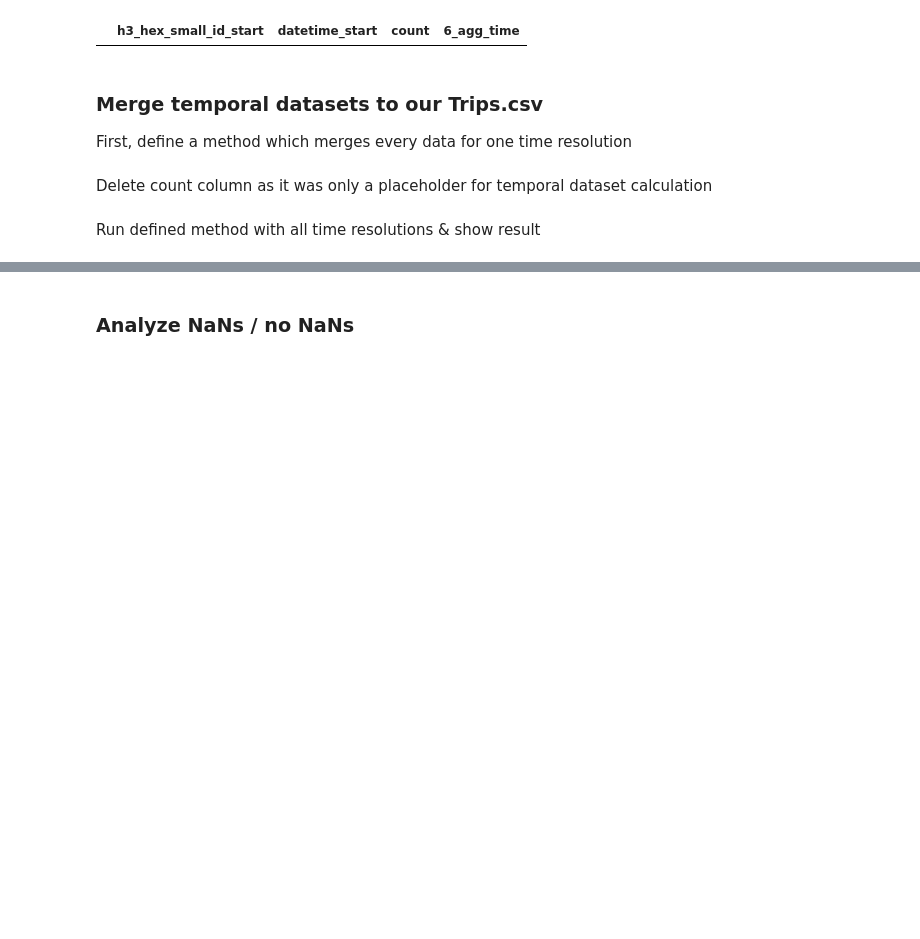
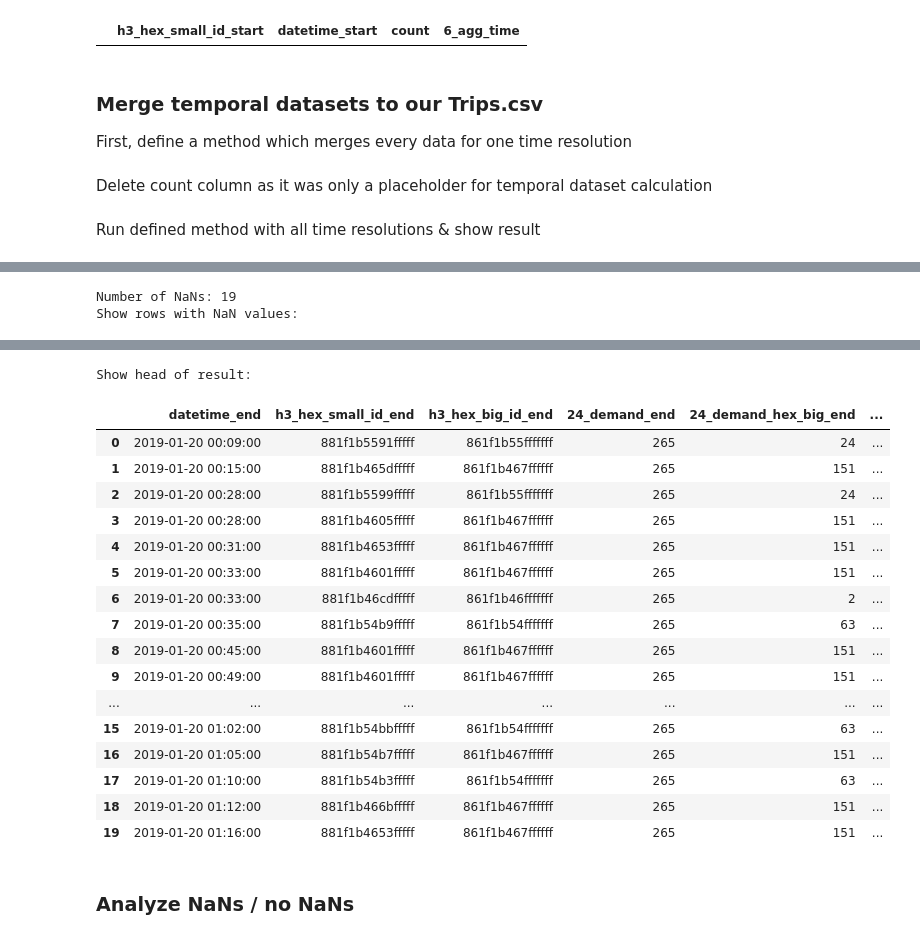
Before and after one commit to mulko93/AAA_Jupyter_Explorers, a Jupyter notebook: notebooks/03_time_periods.ipynb, the cells around one changed output, grey strips where cells are left out. Cells and saved outputs as stored; diff of their text form; code cells hidden in the pictures; blank space fills up the shorter version.

```diff
--- a/notebooks/03_time_periods.ipynb
+++ b/notebooks/03_time_periods.ipynb
@@ -483,0 +512,8 @@ Show head of result:
+# %%
+print("Number of NaNs in df_24:", df_24_end.isna().sum().sum())
+print("Number of NaNs in df_6:", df_6_end.isna().sum().sum())
+
+df_24_end = df_24_end[df_24_end["count"] != 0]
+df_6_end = df_6_end[df_6_end["count"] != 0]
+
+display(df_24_end,df_6_end)
@@ -483,0 +748,23 @@ Show head of result:
+# %%
+df_show_end = df_full_end[["datetime_end",
+                 "h3_hex_small_id_end",
+                 "h3_hex_big_id_end",
+                 "24_demand_end",
+                 "24_demand_hex_big_end",
+                 "24_demand_hex_small_end",
+                 "24_agg_time_end",
+                 "6_demand_end",
+                 "6_demand_hex_big_end",
+                 "6_demand_hex_small_end",
+                 "6_agg_time_end"]]
+
+print()
+print("Number of NaNs:", df_show_end.isna().sum().sum())
+print("Show rows with NaN values:")
+display(df_show_end[df_show_end.isna().any(axis=1)])
+print()
+print("Show head of result:")
+display(df_show_end.head(20))
+# %% [output]
+Number of NaNs: 19
+Show rows with NaN values:
@@ -484,3 +781,21 @@ Show head of result:
+Show head of result:
+|  | datetime_end | h3_hex_small_id_end | h3_hex_big_id_end | 24_demand_end | 24_demand_hex_big_end | ... |
+| 0 | 2019-01-20 00:09:00 | 881f1b5591fffff | 861f1b55fffffff | 265 | 24 | ... |
+| 1 | 2019-01-20 00:15:00 | 881f1b465dfffff | 861f1b467ffffff | 265 | 151 | ... |
+| 2 | 2019-01-20 00:28:00 | 881f1b5599fffff | 861f1b55fffffff | 265 | 24 | ... |
+| 3 | 2019-01-20 00:28:00 | 881f1b4605fffff | 861f1b467ffffff | 265 | 151 | ... |
+| 4 | 2019-01-20 00:31:00 | 881f1b4653fffff | 861f1b467ffffff | 265 | 151 | ... |
+| 5 | 2019-01-20 00:33:00 | 881f1b4601fffff | 861f1b467ffffff | 265 | 151 | ... |
+| 6 | 2019-01-20 00:33:00 | 881f1b46cdfffff | 861f1b46fffffff | 265 | 2 | ... |
+| 7 | 2019-01-20 00:35:00 | 881f1b54b9fffff | 861f1b54fffffff | 265 | 63 | ... |
+| 8 | 2019-01-20 00:45:00 | 881f1b4601fffff | 861f1b467ffffff | 265 | 151 | ... |
+| 9 | 2019-01-20 00:49:00 | 881f1b4601fffff | 861f1b467ffffff | 265 | 151 | ... |
+| ... | ... | ... | ... | ... | ... | ... |
+| 15 | 2019-01-20 01:02:00 | 881f1b54bbfffff | 861f1b54fffffff | 265 | 63 | ... |
+| 16 | 2019-01-20 01:05:00 | 881f1b54b7fffff | 861f1b467ffffff | 265 | 151 | ... |
+| 17 | 2019-01-20 01:10:00 | 881f1b54b3fffff | 861f1b54fffffff | 265 | 63 | ... |
+| 18 | 2019-01-20 01:12:00 | 881f1b466bfffff | 861f1b467ffffff | 265 | 151 | ... |
+| 19 | 2019-01-20 01:16:00 | 881f1b4653fffff | 861f1b467ffffff | 265 | 151 | ... |
 # %% [markdown]
 ### Analyze NaNs / no NaNs
 # %%
```
Also changed, not shown: parts of 22 cells of this notebook, 18 other files.
